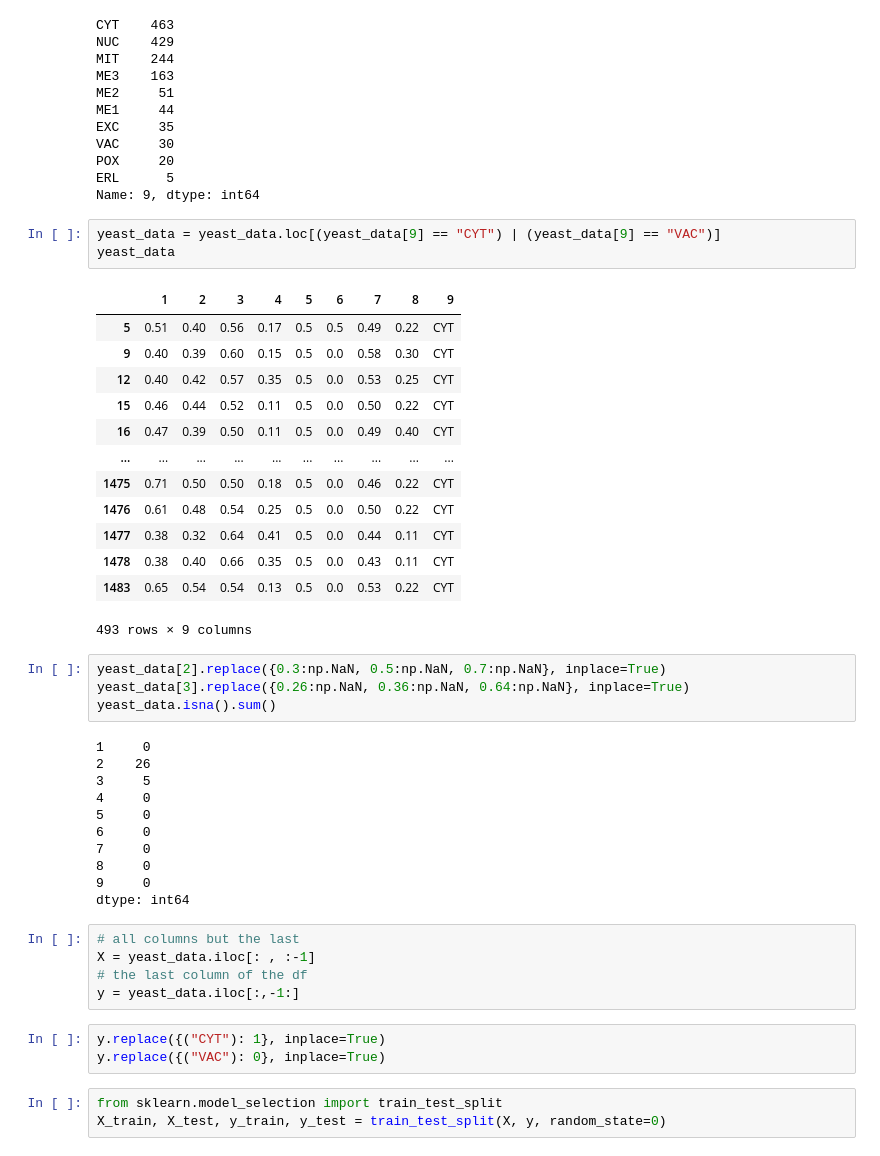
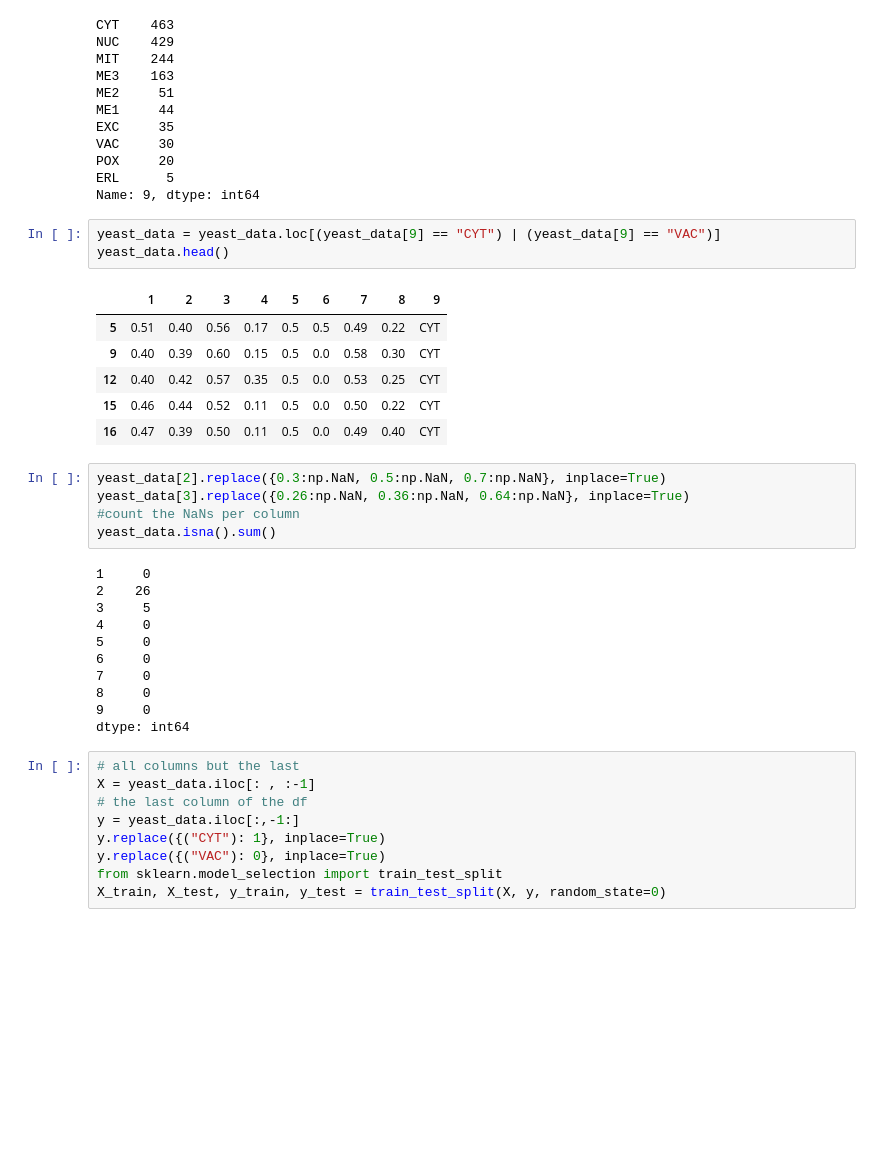
Before and after one commit to Basirulislam/Assignment-6, a Jupyter notebook: Assignment 6.ipynb, the cells around one changed output. Drawn from its saved outputs; the diff is of its cells as text; blank space fills up the shorter version.

```diff
--- a/Assignment 6.ipynb
+++ b/Assignment 6.ipynb
@@ -95,24 +111,18 @@ ERL      5
 Name: 9, dtype: int64
 # %%
 yeast_data = yeast_data.loc[(yeast_data[9] == "CYT") | (yeast_data[9] == "VAC")]
-yeast_data
+yeast_data.head()
 # %% [output]
 |  | 1 | 2 | 3 | 4 | 5 | 6 | 7 | 8 | 9 |
 | 5 | 0.51 | 0.40 | 0.56 | 0.17 | 0.5 | 0.5 | 0.49 | 0.22 | CYT |
 | 9 | 0.40 | 0.39 | 0.60 | 0.15 | 0.5 | 0.0 | 0.58 | 0.30 | CYT |
 | 12 | 0.40 | 0.42 | 0.57 | 0.35 | 0.5 | 0.0 | 0.53 | 0.25 | CYT |
 | 15 | 0.46 | 0.44 | 0.52 | 0.11 | 0.5 | 0.0 | 0.50 | 0.22 | CYT |
 | 16 | 0.47 | 0.39 | 0.50 | 0.11 | 0.5 | 0.0 | 0.49 | 0.40 | CYT |
-| ... | ... | ... | ... | ... | ... | ... | ... | ... | ... |
-| 1475 | 0.71 | 0.50 | 0.50 | 0.18 | 0.5 | 0.0 | 0.46 | 0.22 | CYT |
-| 1476 | 0.61 | 0.48 | 0.54 | 0.25 | 0.5 | 0.0 | 0.50 | 0.22 | CYT |
-| 1477 | 0.38 | 0.32 | 0.64 | 0.41 | 0.5 | 0.0 | 0.44 | 0.11 | CYT |
-| 1478 | 0.38 | 0.40 | 0.66 | 0.35 | 0.5 | 0.0 | 0.43 | 0.11 | CYT |
-| 1483 | 0.65 | 0.54 | 0.54 | 0.13 | 0.5 | 0.0 | 0.53 | 0.22 | CYT |
-493 rows × 9 columns
 # %%
 yeast_data[2].replace({0.3:np.NaN, 0.5:np.NaN, 0.7:np.NaN}, inplace=True)
 yeast_data[3].replace({0.26:np.NaN, 0.36:np.NaN, 0.64:np.NaN}, inplace=True)
+#count the NaNs per column
 yeast_data.isna().sum()
 # %% [output]
 1     0
@@ -130,11 +140,9 @@ dtype: int64
 X = yeast_data.iloc[: , :-1]
 # the last column of the df
 y = yeast_data.iloc[:,-1:]
+y.replace({("CYT"): 1}, inplace=True)
+y.replace({("VAC"): 0}, inplace=True)
+from sklearn.model_selection import train_test_split
+X_train, X_test, y_train, y_test = train_test_split(X, y, random_state=0)
-# %%
-y.replace({("CYT"): 1}, inplace=True)
-y.replace({("VAC"): 0}, inplace=True)
-# %%
-from sklearn.model_selection import train_test_split
-X_train, X_test, y_train, y_test = train_test_split(X, y, random_state=0)
 # %%
 from sklearn.impute import SimpleImputer
```
Also changed, not shown: parts of 20 cells of this notebook.
